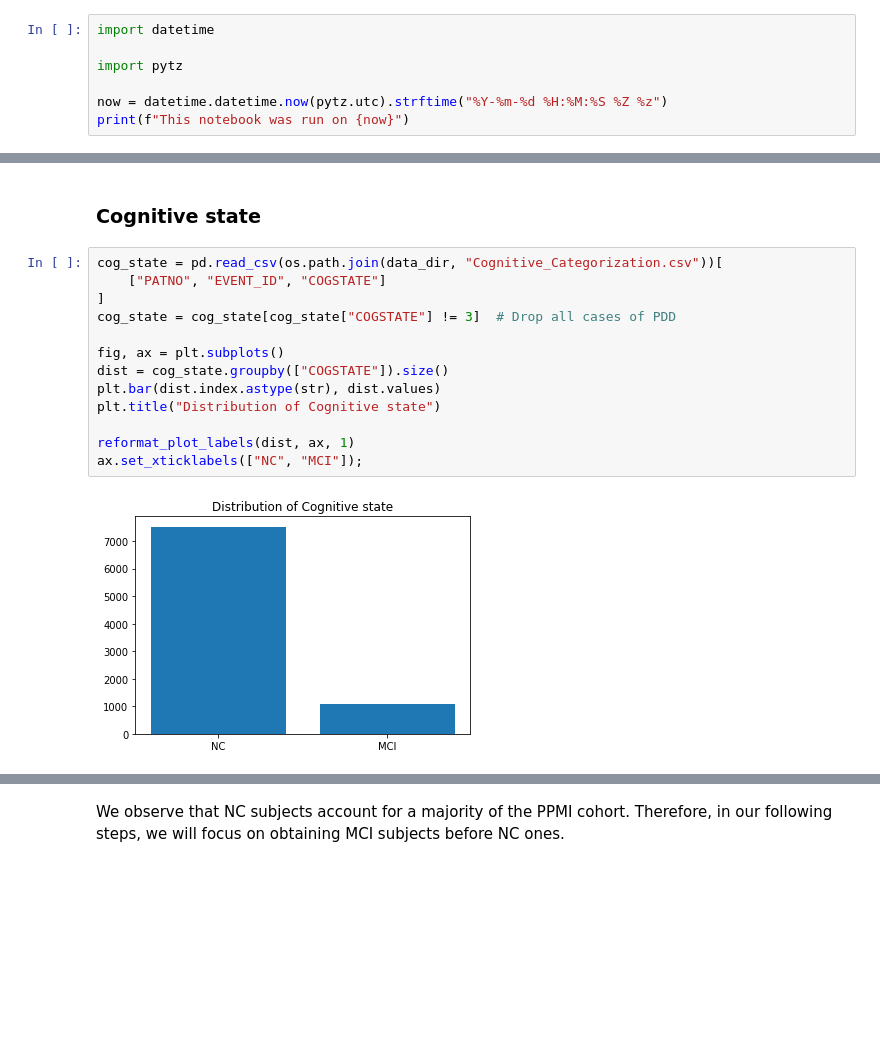
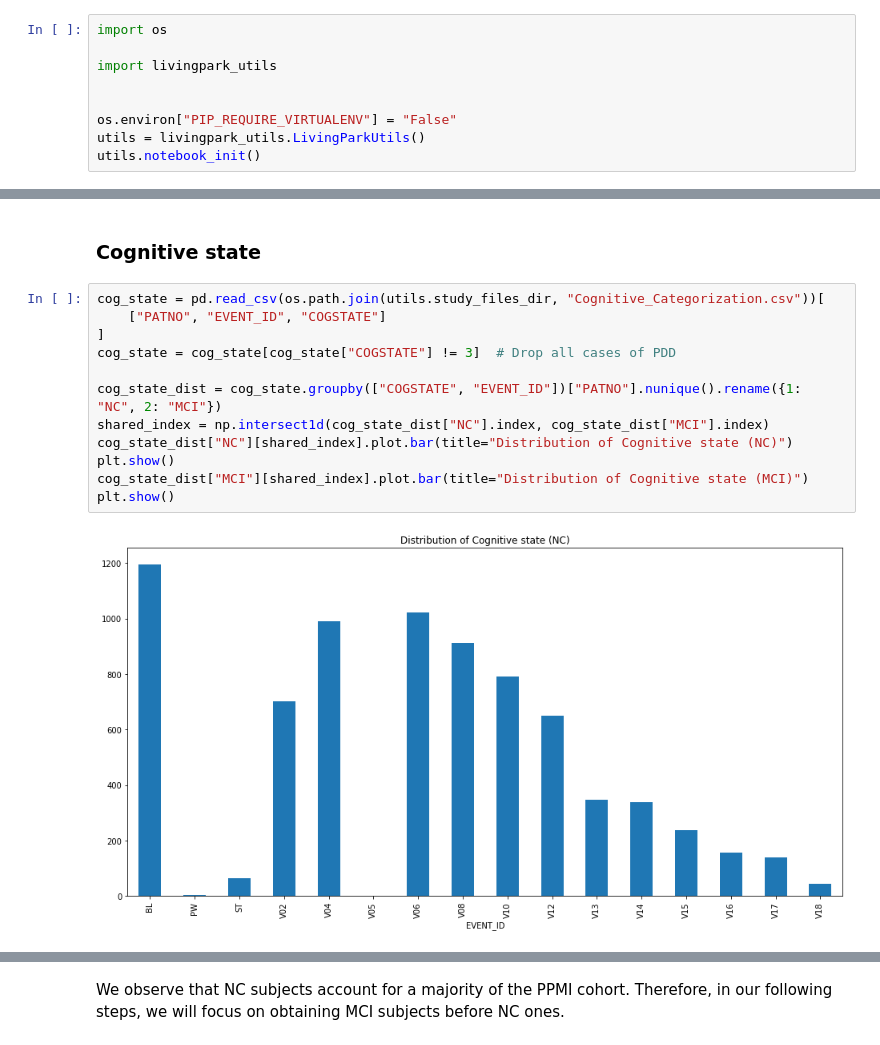
Before and after one commit to LivingPark-MRI/mak-etal, a Jupyter notebook: mak-etal-2017.ipynb, the cells around one changed output, grey strips where cells are left out. Saved outputs shown, nothing was run; the diff lists cells and outputs as text; blank space fills up the shorter version.

```diff
--- a/mak-etal-2017.ipynb
+++ b/mak-etal-2017.ipynb
@@ -45,8 +18,10 @@ $( document ).ready(code_toggle);
 # %%
-import datetime
+import os
 
-import pytz
+import livingpark_utils
 
-now = datetime.datetime.now(pytz.utc).strftime("%Y-%m-%d %H:%M:%S %Z %z")
-print(f"This notebook was run on {now}")
+
+os.environ["PIP_REQUIRE_VIRTUALENV"] = "False"
+utils = livingpark_utils.LivingParkUtils()
+utils.notebook_init()
 # %% [output]
@@ -227,17 +157,16 @@ def moca2mmse(moca_score):
 # %% [markdown]
 ### Cognitive state
 # %%
-cog_state = pd.read_csv(os.path.join(data_dir, "Cognitive_Categorization.csv"))[
+cog_state = pd.read_csv(os.path.join(utils.study_files_dir, "Cognitive_Categorization.csv"))[
     ["PATNO", "EVENT_ID", "COGSTATE"]
 ]
 cog_state = cog_state[cog_state["COGSTATE"] != 3]  # Drop all cases of PDD
 
-fig, ax = plt.subplots()
-dist = cog_state.groupby(["COGSTATE"]).size()
-plt.bar(dist.index.astype(str), dist.values)
-plt.title("Distribution of Cognitive state")
-
-reformat_plot_labels(dist, ax, 1)
-ax.set_xticklabels(["NC", "MCI"]);
+cog_state_dist = cog_state.groupby(["COGSTATE", "EVENT_ID"])["PATNO"].nunique().rename({1: "NC", 2: "MCI"})
+shared_index = np.intersect1d(cog_state_dist["NC"].index, cog_state_dist["MCI"].index)
+cog_state_dist["NC"][shared_index].plot.bar(title="Distribution of Cognitive state (NC)")
+plt.show()
+cog_state_dist["MCI"][shared_index].plot.bar(title="Distribution of Cognitive state (MCI)")
+plt.show()
 # %% [output]
-[figure, old version]
+[figure, new version]
```
Also changed, not shown: parts of 40 cells of this notebook.
